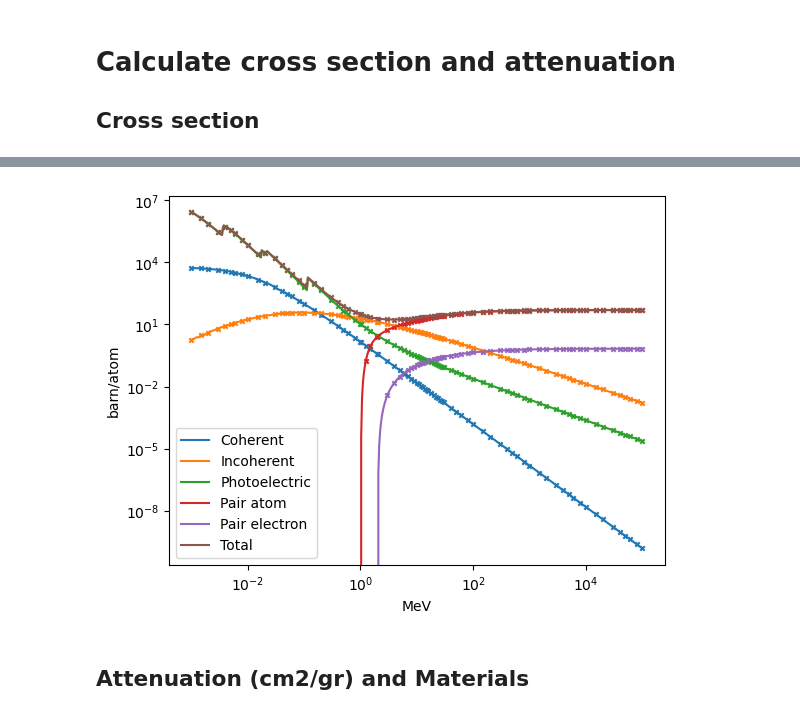
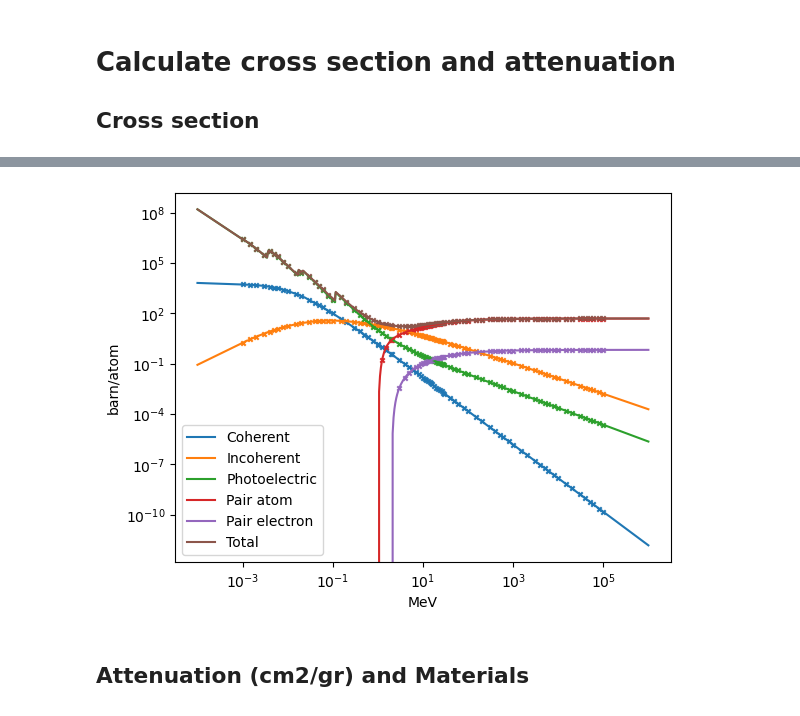
Before and after one commit to Zelenyy/nist-calculators, a Jupyter notebook: examples/XCOM.ipynb, the cells around one changed output, grey strips where cells are left out. Drawn from its saved outputs; the diff is of its cells as text; code cells hidden in the pictures.

```diff
--- a/examples/XCOM.ipynb
+++ b/examples/XCOM.ipynb
@@ -48,14 +50,14 @@ def scatter(data):
 # %%
 import numpy as np
 # Interpolate between tabulated datapoints
 plt.figure()
-energies = np.logspace(3,11,500)
+energies = np.logspace(2,12,500)
 interpolated_data_92 = xcom.calculate_cross_section("U", energies)
 plot(interpolated_data_92)
 
 scatter(data_92)
 # %% [output]
-[figure, old version]
+[figure, new version]
 # %% [markdown]
 ## Attenuation (cm2/gr) and Materials
 # %%
```
Also changed, not shown: parts of 4 cells of this notebook, 2 other files.
